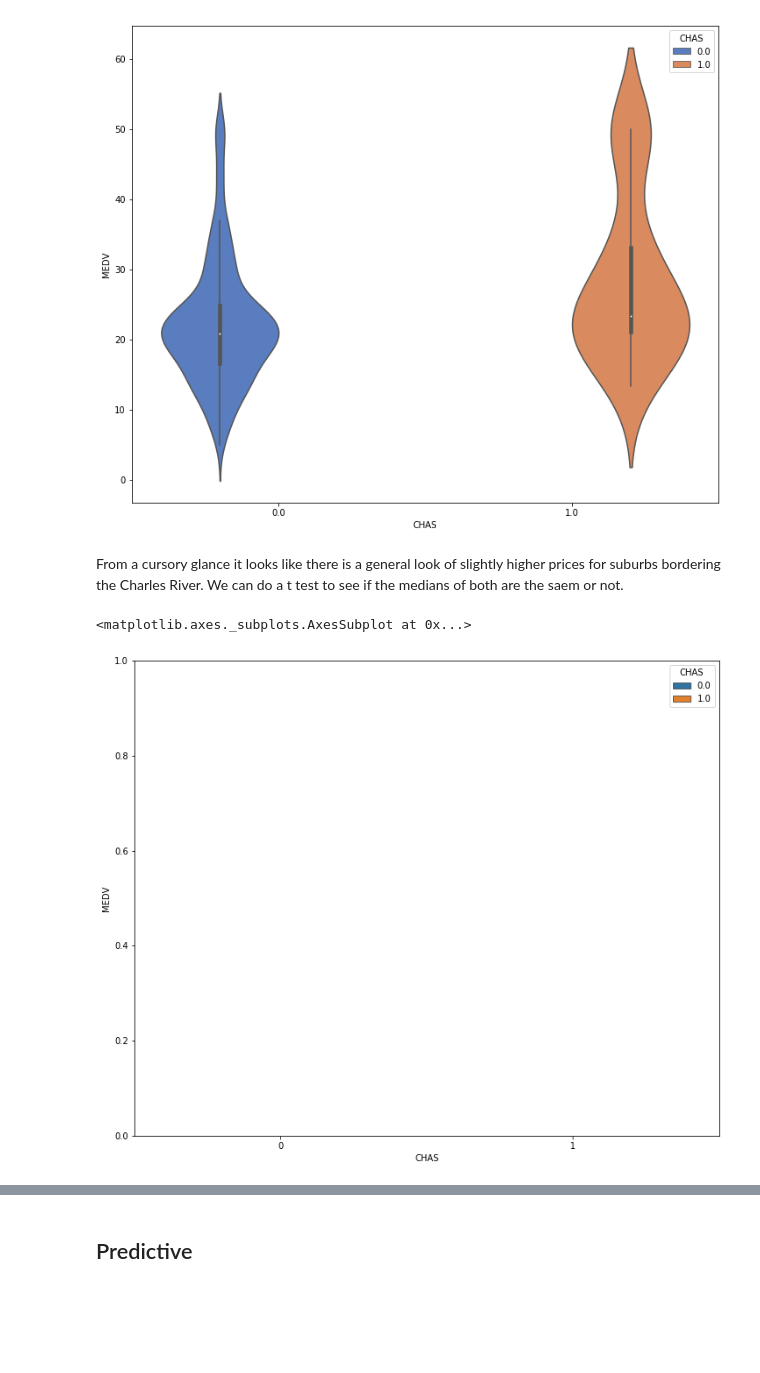
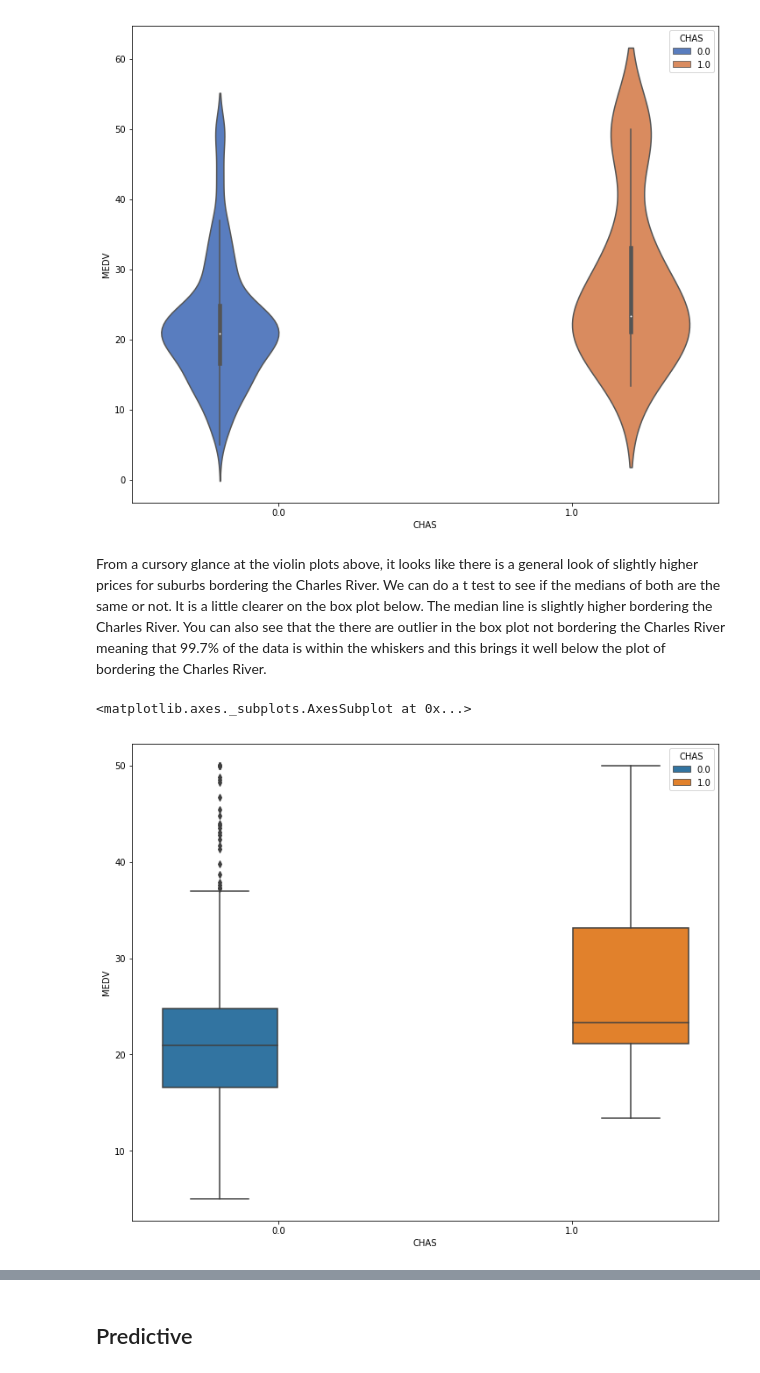
Before and after one commit to MichaelORegan/52954_MACHINE_LEARNING_AND_STATISTICS, a Jupyter notebook: 52954 Project Boston House Price Dataset.ipynb, the cells around one changed output, grey strips where cells are left out. Saved outputs shown, nothing was run; the diff lists cells and outputs as text; code cells hidden in the pictures; blank space fills up the shorter version.

Commit message:
added Charles river box plot, t test

```diff
--- a/52954 Project Boston House Price Dataset.ipynb
+++ b/52954 Project Boston House Price Dataset.ipynb
@@ -350,9 +370,9 @@ sns.violinplot(x="CHAS", y="MEDV", hue="CHAS", data=boston, palette="muted")
 <matplotlib.axes._subplots.AxesSubplot at 0x...>
 [figure]
 # %% [markdown]
-From a cursory glance it looks like there is a general look of slightly higher prices for suburbs bordering the Charles River.  We can do a t test to see if the medians of both are the saem or not.
+From a cursory glance at the violin plots above, it looks like there is a general look of slightly higher prices for suburbs bordering the Charles River.  We can do a t test to see if the medians of both are the same or not.  It is a little clearer on the box plot below.  The median line is slightly higher bordering the Charles River.  You can also see that the there are outlier in the box plot not bordering the Charles River meaning that 99.7% of the data is within the whiskers and this brings it well below the plot of bordering the Charles River.
 # %%
-sns.boxplot(x="CHAS", y="MEDV", hue='CHAS', data=boston, order=["0", "1"])
+sns.boxplot(x="CHAS", y="MEDV", hue='CHAS', data=boston)
 # %% [output]
 <matplotlib.axes._subplots.AxesSubplot at 0x...>
-[figure, old version]
+[figure, new version]
```
Also changed, not shown: parts of 47 cells of this notebook.
